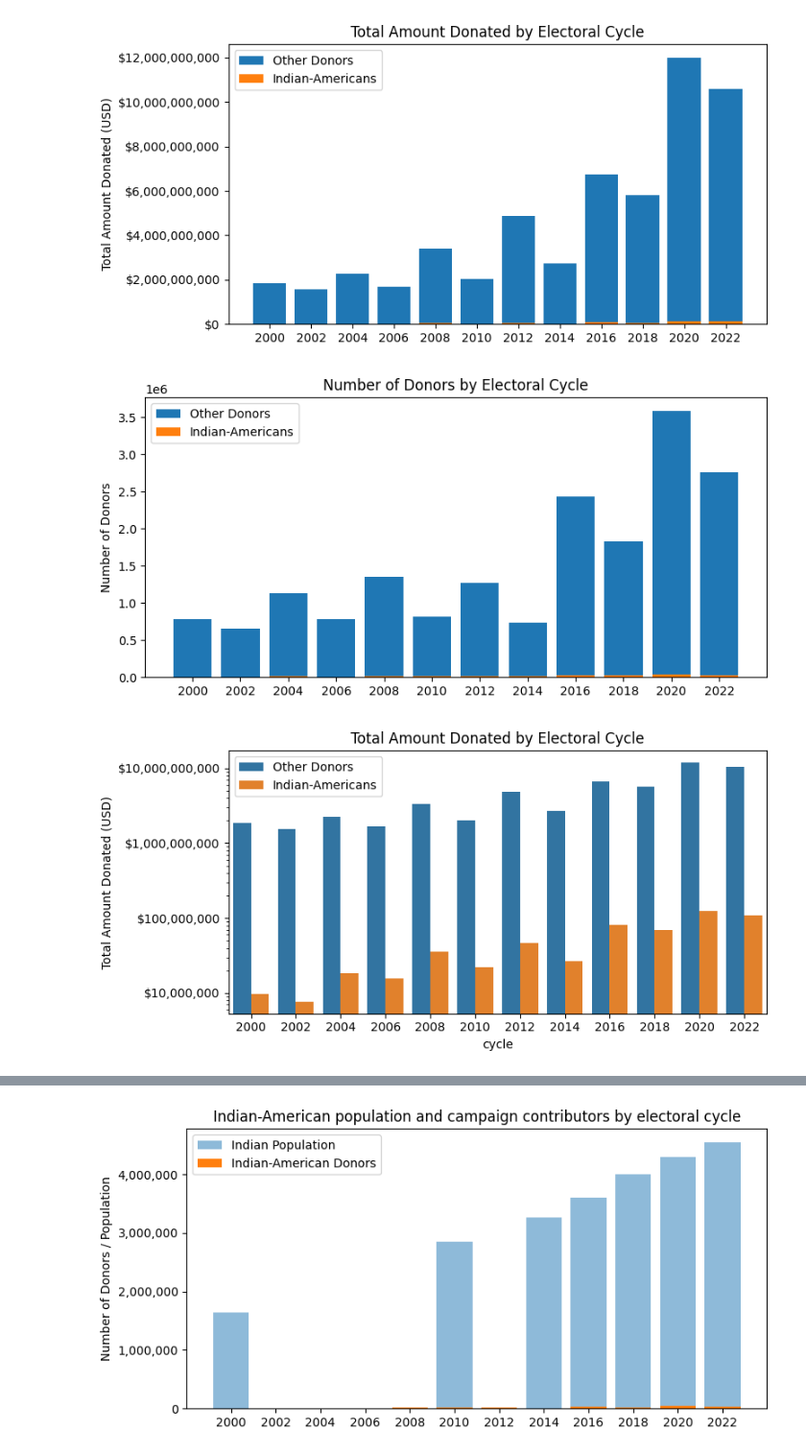
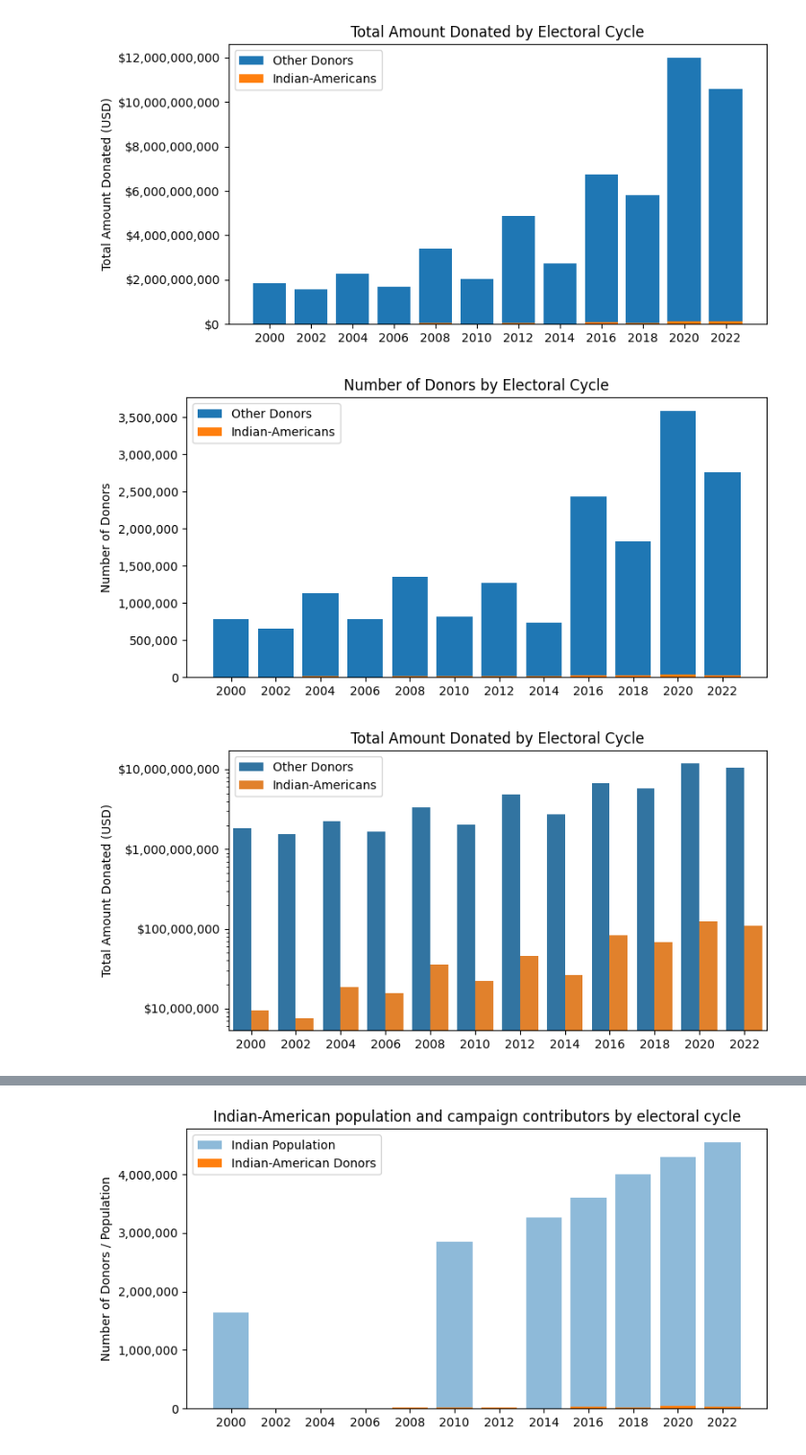
Before and after one commit to kkkarnav/indianamericancontributions, a Jupyter notebook: donor_stats.ipynb, the cells around one changed output, grey strips where cells are left out. Shown at 96% size. Cells and saved outputs as stored; diff of their text form; code cells hidden in the pictures.

```diff
--- a/donor_stats.ipynb
+++ b/donor_stats.ipynb
@@ -126,6 +147,7 @@ donors_pivot.loc[donors_pivot["cycle"] == 2010, "Census Pop"] = 308745538
 
 donors_pivot["indian_rate"] = donors_pivot["Indian-Americans"] / donors_pivot["Indian Pop"] * 100
 donors_pivot["other_rate"] = donors_pivot["Other Donors"] / donors_pivot["Census Pop"] * 100
+donors_pivot["indian_pop_rate"] = donors_pivot["Indian Pop"] / donors_pivot["Census Pop"] * 100
 
 donors_pivot
 # %% [output]
@@ -180,17 +202,18 @@ plt.show()
 # %%
 plt.figure(figsize=(8, 4))
 
 cycles = pd.Series(donors_pivot["cycle"]).apply(lambda x: str(x)[:4])
 plt.bar(cycles, donors_pivot['Other Donors'], bottom=donors_pivot['Indian-Americans'], label='Other Donors')
 plt.bar(cycles, donors_pivot['Indian-Americans'], label='Indian-Americans')
 
 plt.title("Number of Donors by Electoral Cycle")
 plt.ylabel("Number of Donors")
+plt.gca().yaxis.set_major_formatter(plt.FuncFormatter(lambda x, _: f'{x:,.0f}'))
 plt.legend()
 plt.tight_layout()
 plt.show()
 # %% [output]
-[figure, old version]
+[figure, new version]
 # %%
 plt.figure(figsize=(8, 4))
 
@@ -199,12 +222,13 @@ sns.barplot(data=amounts_grouped, x='cycle', y='total_donated', hue='indian')
 plt.title(f"Total Amount Donated by Electoral Cycle")
 plt.ylabel("Total Amount Donated (USD)")
 plt.yscale('log')
+plt.xlabel("")
 plt.gca().yaxis.set_major_formatter(plt.FuncFormatter(lambda x, _: f'${x:,.0f}'))
 plt.legend()
 plt.tight_layout()
 plt.show()
 # %% [output]
-[figure, old version]
+[figure, new version]
 # %%
 plt.figure(figsize=(8, 4))
 
```
Also changed, not shown: parts of 22 cells of this notebook, 7 other files.
